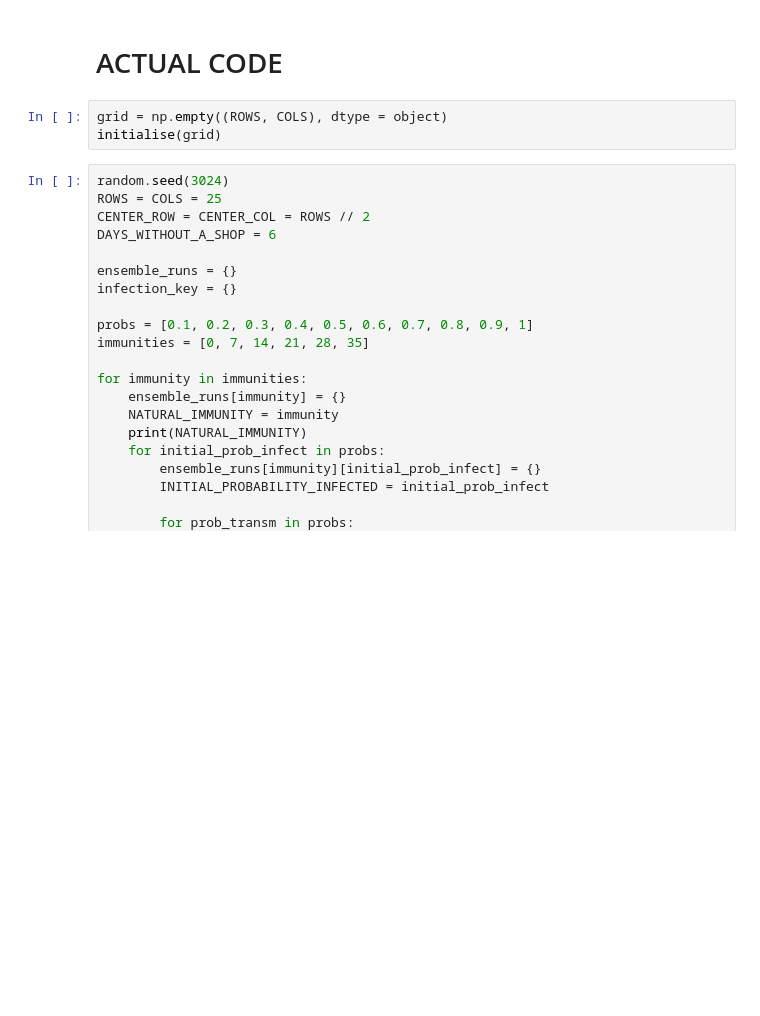
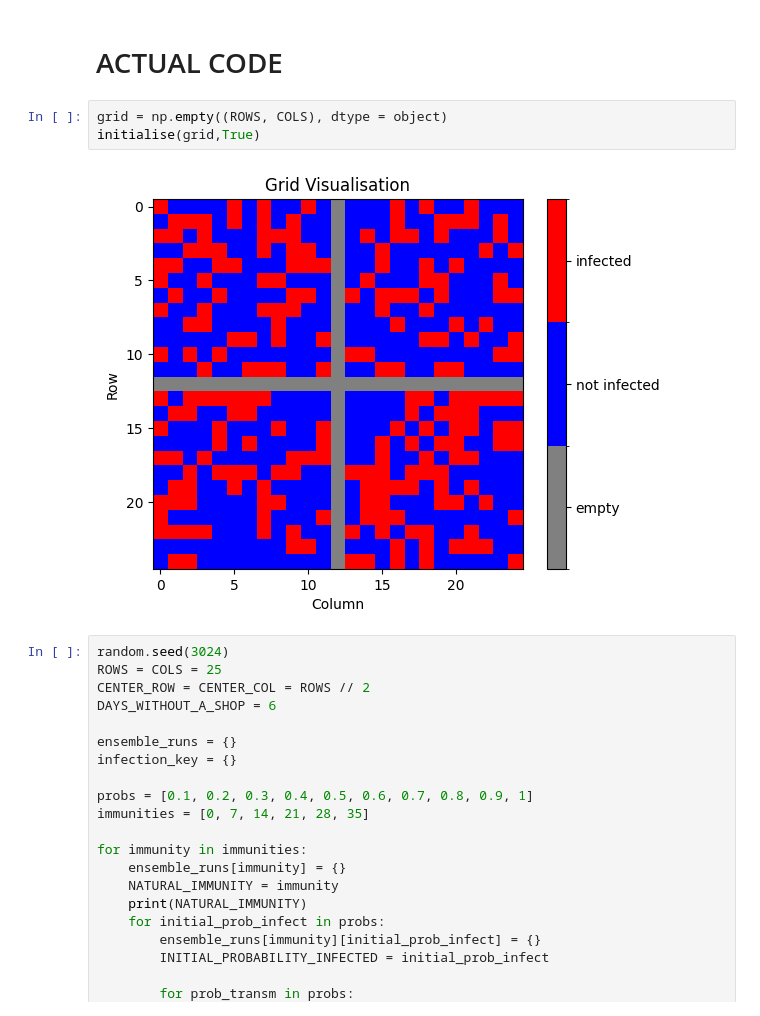
Before and after one commit to ashcansingh/MATH3024-Disease-Model, a Jupyter notebook: Project.ipynb, the cells around one changed output. Cells and saved outputs as stored; diff of their text form; blank space fills up the shorter version.

Commit message:
images

```diff
--- a/Project.ipynb
+++ b/Project.ipynb
@@ -433,7 +442,9 @@ def visualise_grid(infection_mask):
 # ACTUAL CODE
 # %%
 grid = np.empty((ROWS, COLS), dtype = object)
-initialise(grid)
+initialise(grid,True)
+# %% [output]
+[figure, added]
 # %%
 random.seed(3024)
 ROWS = COLS = 25
```
Also changed, not shown: parts of 1 cell of this notebook, 1 other file.
